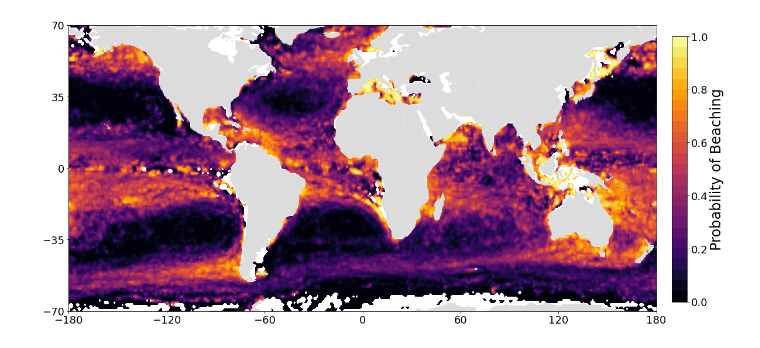
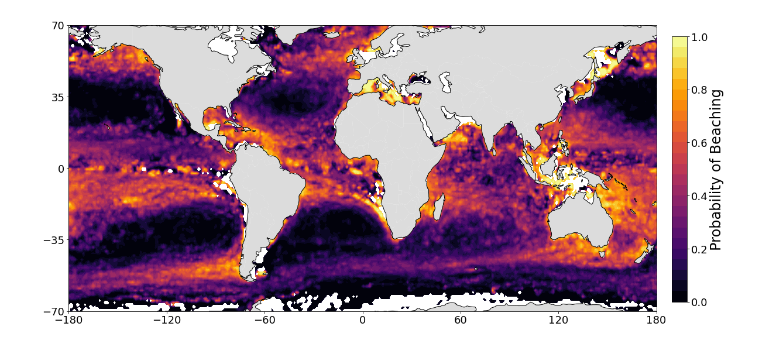
Before and after one commit to GHOpenonic/Global-ocean-beaching-pathways-of-surface-drifters, a Jupyter notebook: probability_beaching/probability_of_beaching.ipynb, the cells around one changed output. Drawn from its saved outputs; the diff is of its cells as text; code cells hidden in the pictures.

```diff
--- a/probability_beaching/probability_of_beaching.ipynb
+++ b/probability_beaching/probability_of_beaching.ipynb
@@ -111,31 +111,33 @@ fig, (ax1) = plt.subplots(1, 1, figsize=(18, 9),
 
 ax1.set_xticks([-180, -120, -60, 0, 60, 120, 180])
 ax1.set_yticks([-70, -35, 0, 35, 70])
 
 
 cmap = plt.get_cmap('inferno').copy()
 ax1.set_extent([-180, 180, -70, 70], crs=ccrs.PlateCarree())
 im1 = ax1.contourf(lons, lats, beach_prob_vals_filtered, cmap=cmap, transform=ccrs.PlateCarree(),
                    vmin=0, vmax=1.0, levels = 24)
 
 
 #ax1.set_title('Probability of Beaching')
 #ax1.set_xlabel('Longitude')
 #ax1.set_ylabel('Latitude')
 
 land.plot(ax=ax1, color='gainsboro', edgecolor='none')
 Antarctica.plot(ax=ax1, color='gainsboro', edgecolor='none')
 ax1.set_aspect('auto')
 
+ax1.coastlines(color = 'black')
+
 # Create a colorbar
 cbar_ax = fig.add_axes([0.92, 0.15, 0.02, 0.7])  # [left, bottom, width, height]
 cbar = fig.colorbar(im1, cax=cbar_ax, label='Probability of Beaching')
 cbar.set_ticks([0, 0.2, 0.4, 0.6, 0.8, 1.0])
 im1.set_clim(0, 1.0)  # This sets the color limits for the ScalarMappable
 
 #plt.savefig('probability_of_beaching.png', dpi=300)
 
 # Show the plot
 plt.show()
 # %% [output]
-[figure, old version]
+[figure, new version]
```
Also changed, not shown: parts of 1 cell of this notebook.
